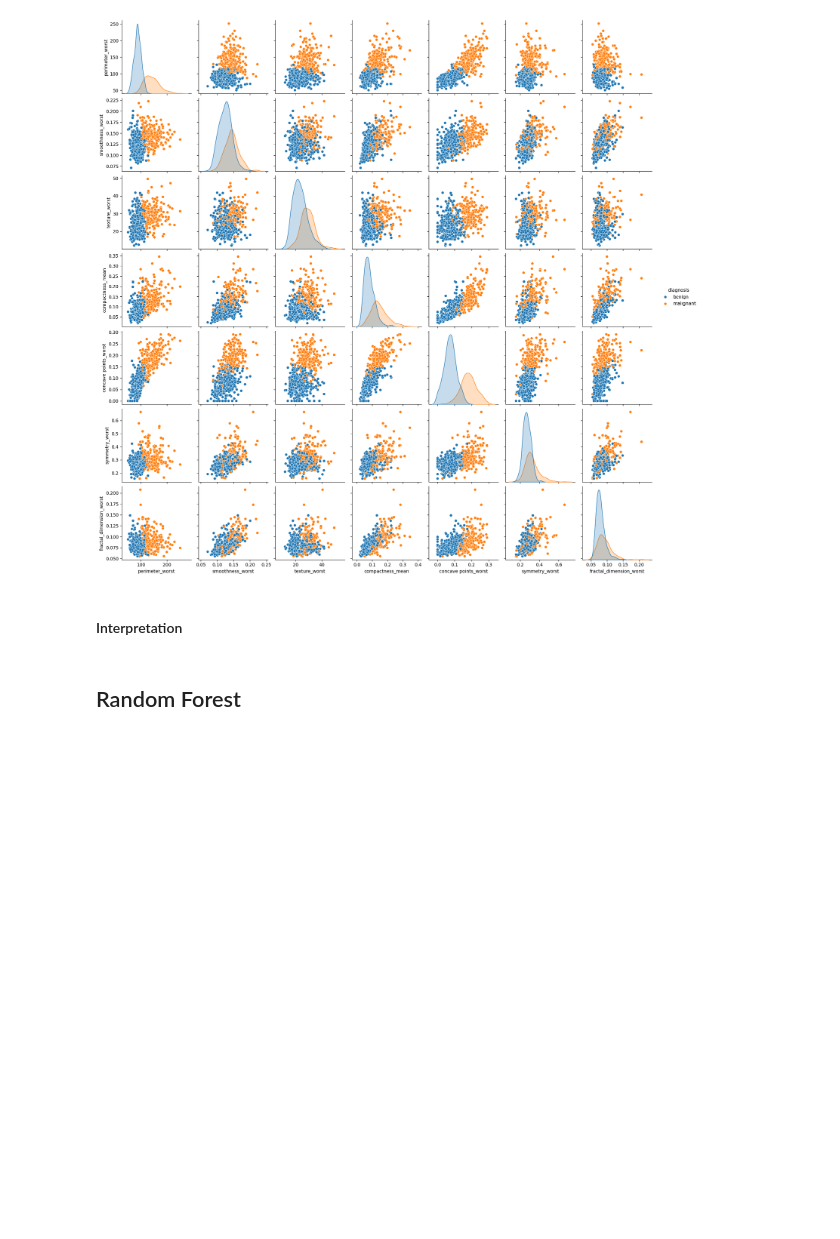
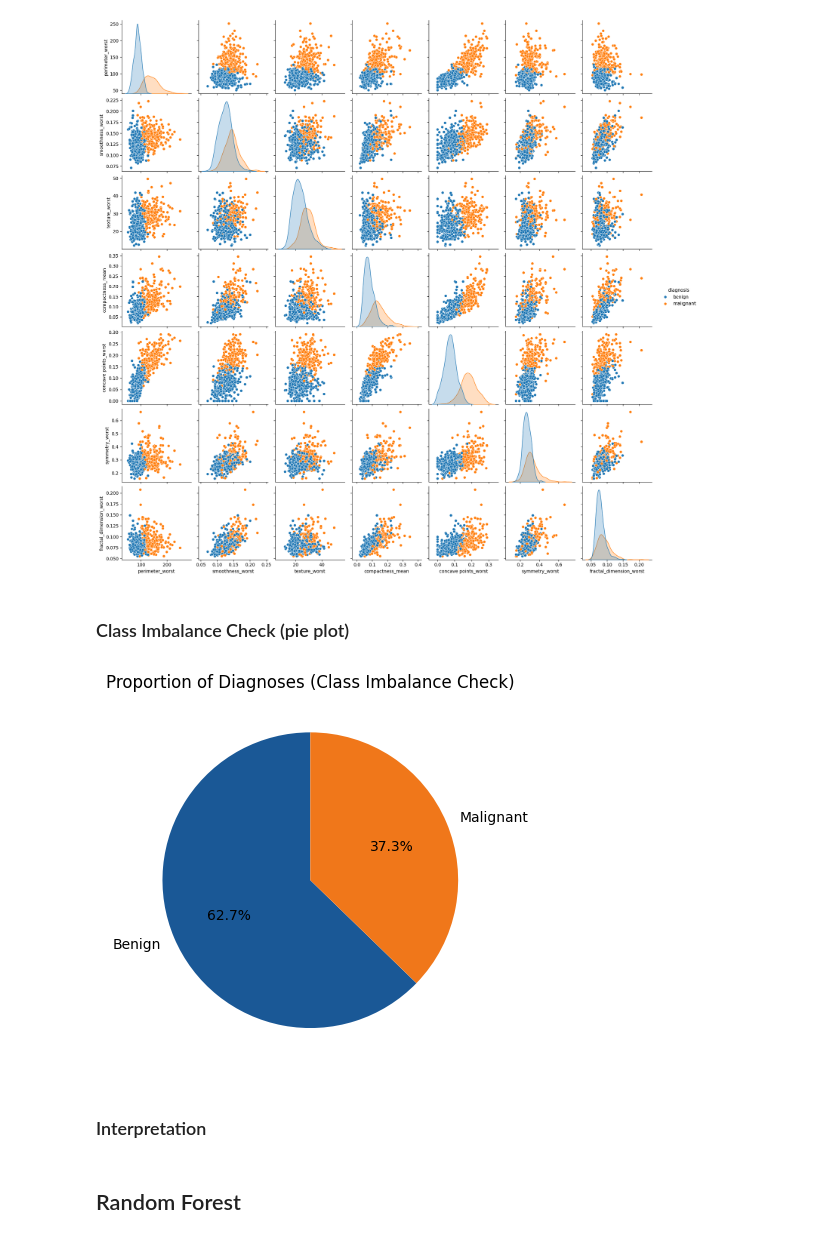
Before and after one commit to ThereseColeongco/classifier-breast-cancer, a Jupyter notebook: classifier.ipynb, the cells around one changed output. Drawn from its saved outputs; the diff is of its cells as text; code cells hidden in the pictures; blank space fills up the shorter version.

Commit message:
feat: added pie plot to check for class imbalance

```diff
--- a/classifier.ipynb
+++ b/classifier.ipynb
@@ -328,8 +330,19 @@ df_pairplot['diagnosis'] = df_pairplot['diagnosis'].map({0: 'benign', 1: 'malign
 grid = sns.pairplot(df_pairplot, hue='diagnosis', hue_order=['benign', 'malignant'])
 # %% [output]
 [figure]
+# %% [markdown]
+### Class Imbalance Check (pie plot)
+# %%
+diagnosis_counts = df['diagnosis'].value_counts()
+label_mapping = {0: 'Benign', 1: 'Malignant'}
+dynamic_labels = [label_mapping[idx] for idx in diagnosis_counts.index]
+plt.pie(diagnosis_counts, autopct='%1.1f%%', startangle=90, colors=['#1A5896', '#F0771A'], labels=dynamic_labels)
+plt.title('Proportion of Diagnoses (Class Imbalance Check)')
+plt.show()
+# %% [output]
+[figure, added]
 # %% [markdown]
-#### Interpretation
+### Interpretation
 # %% [markdown]
 ## Random Forest
 # %% [markdown]
```
Also changed, not shown: parts of 2 cells of this notebook.
